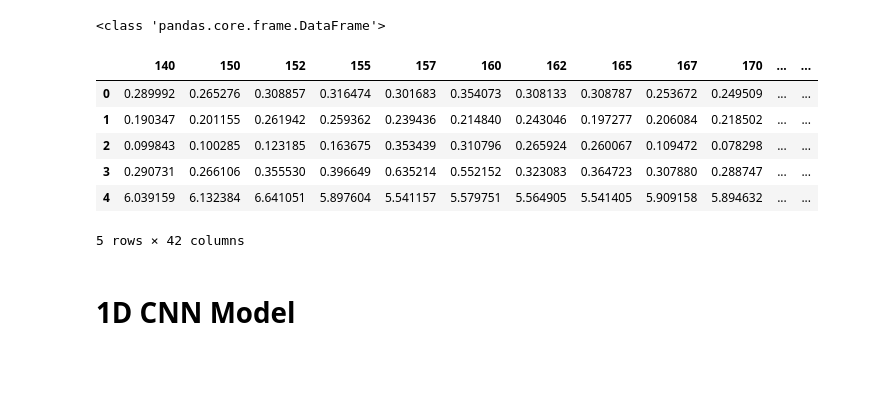
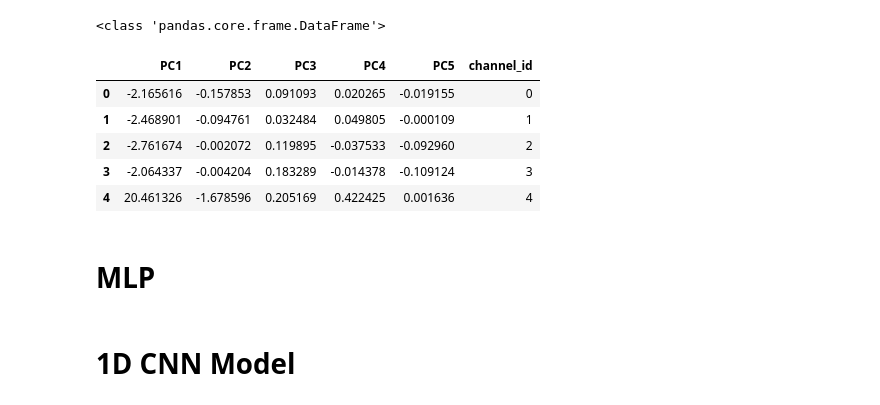
Before and after one commit to gavinlouuu-kpt/uom_explore, a Jupyter notebook: data_science/model_explore_0.0.1.ipynb, the cells around one changed output. Cells and saved outputs as stored; diff of their text form; code cells hidden in the pictures; blank space fills up the shorter version.

```diff
--- a/data_science/model_explore_0.0.1.ipynb
+++ b/data_science/model_explore_0.0.1.ipynb
@@ -11,26 +11,33 @@ import pandas as pd
 import numpy as np
 import json
 # %%
-data_path = "/home/gavinlouuu/coding/uom_explore/model_input/feature_matrix.csv"
-param_path = "/home/gavinlouuu/coding/uom_explore/data_science/parameter.json"
+
+spk_data = "/home/gavinlouuu/coding/uom_explore/model_input/feature_matrix.csv"
+hkr_wsl_data = "/home/hk-wsl/code/uom_explore/model_input/feature_matrix.csv"
+hkr_pca_data = "/home/hk-wsl/code/uom_explore/model_input/feature_pca.csv"
+
+spk_json = "/home/gavinlouuu/coding/uom_explore/data_science/parameter.json"
+hkr_wsl_json = "/home/hk-wsl/code/uom_explore/data_science/parameter.json"
+
+data_path = hkr_pca_data
+param_path = hkr_wsl_json
 
 with open('parameter.json','r') as file:
     params = json.load(file)
 
 df = pd.read_csv(data_path)
 # drop experiment_id column
 df.drop('experiment_id', axis=1, inplace=True)
 print(type(df))
 df.head()
 # %% [output]
 <class 'pandas.core.frame.DataFrame'>
-|  | 140 | 150 | 152 | 155 | 157 | 160 | 162 | 165 | 167 | 170 | ... | ... |
-| 0 | 0.289992 | 0.265276 | 0.308857 | 0.316474 | 0.301683 | 0.354073 | 0.308133 | 0.308787 | 0.253672 | 0.249509 | ... | ... |
-| 1 | 0.190347 | 0.201155 | 0.261942 | 0.259362 | 0.239436 | 0.214840 | 0.243046 | 0.197277 | 0.206084 | 0.218502 | ... | ... |
-| 2 | 0.099843 | 0.100285 | 0.123185 | 0.163675 | 0.353439 | 0.310796 | 0.265924 | 0.260067 | 0.109472 | 0.078298 | ... | ... |
-| 3 | 0.290731 | 0.266106 | 0.355530 | 0.396649 | 0.635214 | 0.552152 | 0.323083 | 0.364723 | 0.307880 | 0.288747 | ... | ... |
-| 4 | 6.039159 | 6.132384 | 6.641051 | 5.897604 | 5.541157 | 5.579751 | 5.564905 | 5.541405 | 5.909158 | 5.894632 | ... | ... |
+|  | PC1 | PC2 | PC3 | PC4 | PC5 | channel_id |
+| 0 | -2.165616 | -0.157853 | 0.091093 | 0.020265 | -0.019155 | 0 |
+| 1 | -2.468901 | -0.094761 | 0.032484 | 0.049805 | -0.000109 | 1 |
+| 2 | -2.761674 | -0.002072 | 0.119895 | -0.037533 | -0.092960 | 2 |
+| 3 | -2.064337 | -0.004204 | 0.183289 | -0.014378 | -0.109124 | 3 |
+| 4 | 20.461326 | -1.678596 | 0.205169 | 0.422425 | 0.001636 | 4 |
-5 rows × 42 columns
 # %%
 # Hyperparameters
 # Extract parameters from the JSON object
@@ -81,6 +96,8 @@ test_dataset = TensorDataset(X_test_scaled, y_test)
 train_loader = DataLoader(train_dataset, batch_size=batch_size, shuffle=True)
 val_loader = DataLoader(val_dataset, batch_size=batch_size, shuffle=False)
 test_loader = DataLoader(test_dataset, batch_size=batch_size, shuffle=False)
+# %% [markdown]
+# MLP
 # %%
 # # # Define the MLP model
 
```
Also changed, not shown: parts of 4 cells of this notebook, 3 other files.
